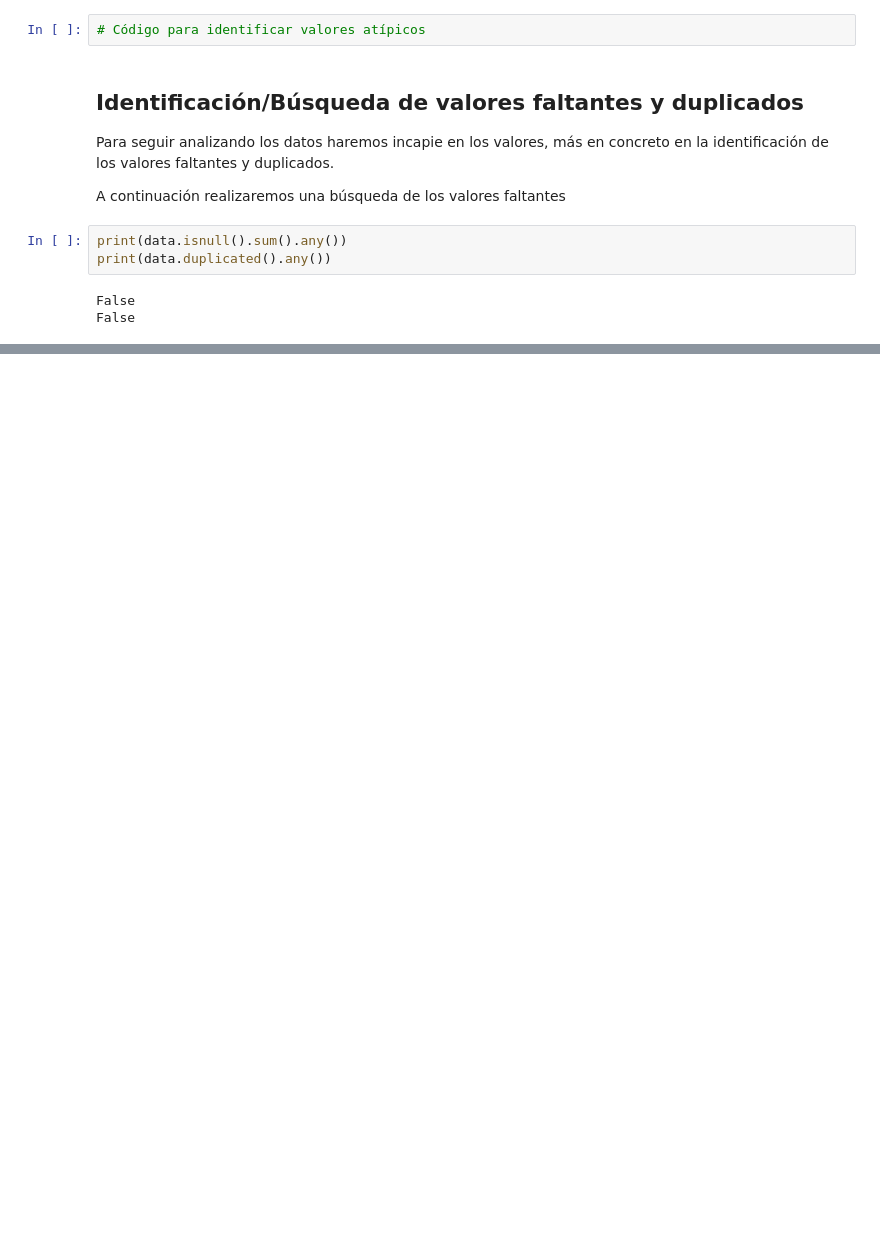
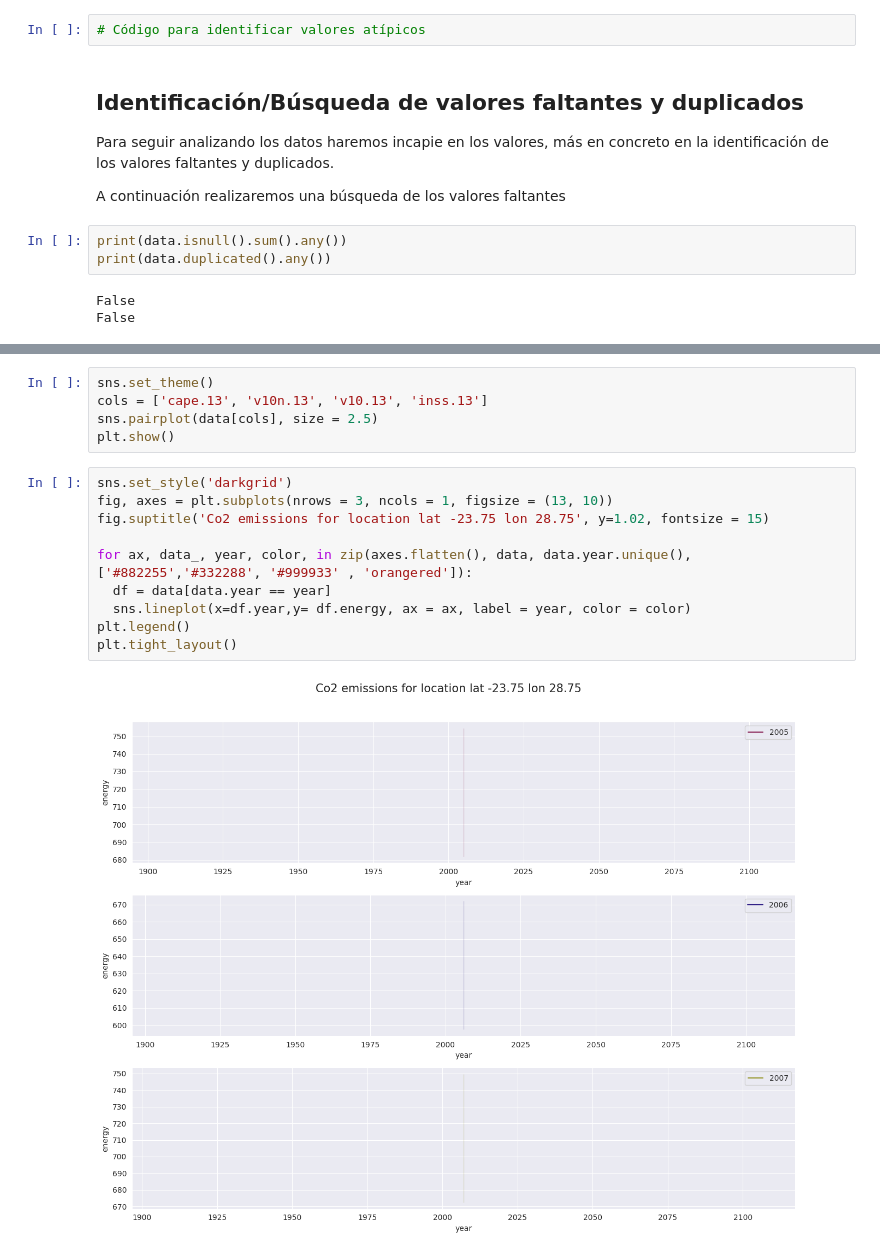
Before and after one commit to PaulaUc3m/Grupo4_P1AA, a Jupyter notebook: EDA_entrenamieto.ipynb, the cells around one changed output, grey strips where cells are left out. Cells and saved outputs as stored; diff of their text form; blank space fills up the shorter version.

```diff
--- a/EDA_entrenamieto.ipynb
+++ b/EDA_entrenamieto.ipynb
@@ -122,0 +155,17 @@ False
+# %%
+sns.set_theme()
+cols = ['cape.13', 'v10n.13', 'v10.13', 'inss.13']
+sns.pairplot(data[cols], size = 2.5)
+plt.show()
+# %%
+sns.set_style('darkgrid')
+fig, axes = plt.subplots(nrows = 3, ncols = 1, figsize = (13, 10))
+fig.suptitle('Co2 emissions for location lat -23.75 lon 28.75', y=1.02, fontsize = 15)
+
+for ax, data_, year, color, in zip(axes.flatten(), data, data.year.unique(), ['#882255','#332288', '#999933' , 'orangered']):
+  df = data[data.year == year]
+  sns.lineplot(x=df.year,y= df.energy, ax = ax, label = year, color = color)
+plt.legend()
+plt.tight_layout()
+# %% [output]
+[figure, added]
```
Also changed, not shown: parts of 6 cells of this notebook.
